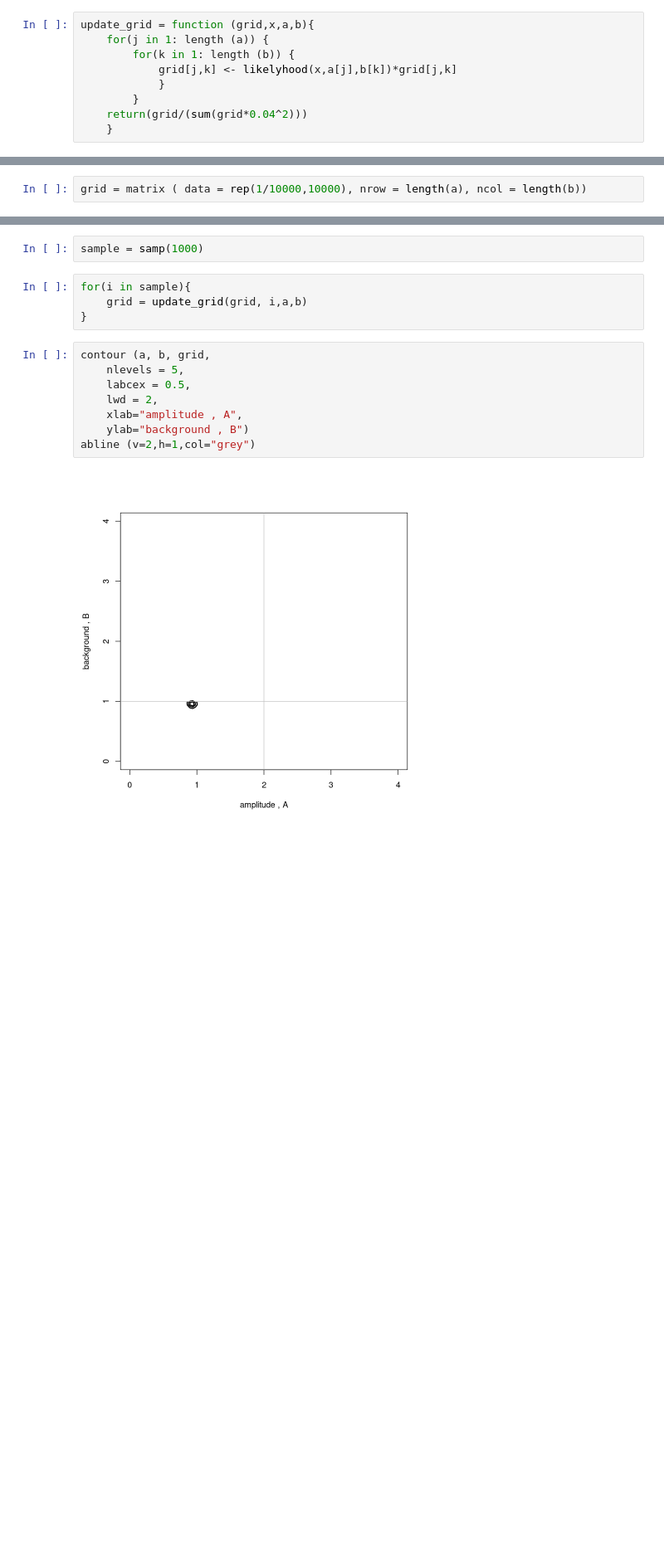
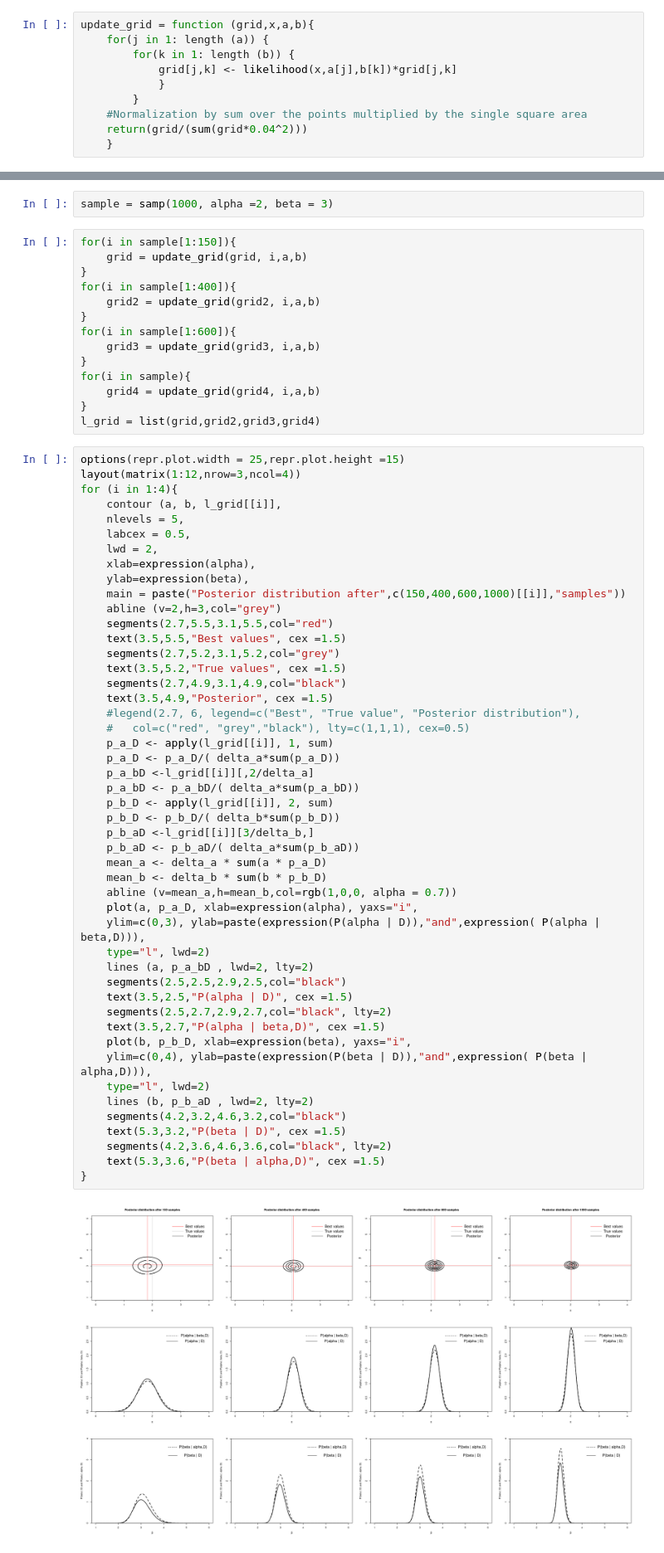
Before and after one commit to Confizolo/PoDProjects, a Jupyter notebook: ASfPA/Ex06/ConfortoFilippo_RLabSession06.ipynb, the cells around one changed output, grey strips where cells are left out. Shown at 83% size. Drawn from its saved outputs; the diff is of its cells as text; blank space fills up the shorter version.

```diff
--- a/ASfPA/Ex06/ConfortoFilippo_RLabSession06.ipynb
+++ b/ASfPA/Ex06/ConfortoFilippo_RLabSession06.ipynb
@@ -121,8 +116,9 @@ likelyhood = function(x,alpha=1,beta=1){
 update_grid = function (grid,x,a,b){
     for(j in 1: length (a)) {
         for(k in 1: length (b)) {
-            grid[j,k] <- likelyhood(x,a[j],b[k])*grid[j,k]
+            grid[j,k] <- likelihood(x,a[j],b[k])*grid[j,k]
             }
         }
+    #Normalization by sum over the points multiplied by the single square area
     return(grid/(sum(grid*0.04^2)))
     }
@@ -139,2 +140,0 @@ b <- blim[1] + diff(blim )* uniGrid
-# %%
-grid = matrix ( data = rep(1/10000,10000), nrow = length(a), ncol = length(b))
@@ -141,16 +143,66 @@ grid = matrix ( data = rep(1/10000,10000), nrow = length(a), ncol = length(b))
 # %%
-sample = samp(1000)
+sample = samp(1000, alpha =2, beta = 3)
 # %%
-for(i in sample){
+for(i in sample[1:150]){
     grid = update_grid(grid, i,a,b)
 }
+for(i in sample[1:400]){
+    grid2 = update_grid(grid2, i,a,b)
+}
+for(i in sample[1:600]){
+    grid3 = update_grid(grid3, i,a,b)
+}
+for(i in sample){
+    grid4 = update_grid(grid4, i,a,b)
+}
+l_grid = list(grid,grid2,grid3,grid4)
 # %%
-contour (a, b, grid,
+options(repr.plot.width = 25,repr.plot.height =15)
+layout(matrix(1:12,nrow=3,ncol=4))
+for (i in 1:4){
+    contour (a, b, l_grid[[i]],
     nlevels = 5,
     labcex = 0.5,
     lwd = 2,
-    xlab="amplitude , A",
-    ylab="background , B")
-abline (v=2,h=1,col="grey")
+    xlab=expression(alpha),
+    ylab=expression(beta),
+    main = paste("Posterior distribution after",c(150,400,600,1000)[[i]],"samples"))
+    abline (v=2,h=3,col="grey")
+    segments(2.7,5.5,3.1,5.5,col="red")
+    text(3.5,5.5,"Best values", cex =1.5)
+    segments(2.7,5.2,3.1,5.2,col="grey")
+    text(3.5,5.2,"True values", cex =1.5)
+    segments(2.7,4.9,3.1,4.9,col="black")
+    text(3.5,4.9,"Posterior", cex =1.5)
+    #legend(2.7, 6, legend=c("Best", "True value", "Posterior distribution"),
+    #   col=c("red", "grey","black"), lty=c(1,1,1), cex=0.5)
+    p_a_D <- apply(l_grid[[i]], 1, sum)
+    p_a_D <- p_a_D/( delta_a*sum(p_a_D))
+    p_a_bD <-l_grid[[i]][,2/delta_a]
+    p_a_bD <- p_a_bD/( delta_a*sum(p_a_bD))
+    p_b_D <- apply(l_grid[[i]], 2, sum)
+    p_b_D <- p_b_D/( delta_b*sum(p_b_D))
+    p_b_aD <-l_grid[[i]][3/delta_b,]
+    p_b_aD <- p_b_aD/( delta_a*sum(p_b_aD))
+    mean_a <- delta_a * sum(a * p_a_D)
+    mean_b <- delta_b * sum(b * p_b_D)
+    abline (v=mean_a,h=mean_b,col=rgb(1,0,0, alpha = 0.7))
+    plot(a, p_a_D, xlab=expression(alpha), yaxs="i",
+    ylim=c(0,3), ylab=paste(expression(P(alpha | D)),"and",expression( P(alpha | beta,D))),
+    type="l", lwd=2)
+    lines (a, p_a_bD , lwd=2, lty=2)
+    segments(2.5,2.5,2.9,2.5,col="black")
+    text(3.5,2.5,"P(alpha | D)", cex =1.5)
+    segments(2.5,2.7,2.9,2.7,col="black", lty=2)
+    text(3.5,2.7,"P(alpha | beta,D)", cex =1.5)
+    plot(b, p_b_D, xlab=expression(beta), yaxs="i",
+    ylim=c(0,4), ylab=paste(expression(P(beta | D)),"and",expression( P(beta | alpha,D))),
+    type="l", lwd=2)
+    lines (b, p_b_aD , lwd=2, lty=2)
+    segments(4.2,3.2,4.6,3.2,col="black")
+    text(5.3,3.2,"P(beta | D)", cex =1.5)
+    segments(4.2,3.6,4.6,3.6,col="black", lty=2)
+    text(5.3,3.6,"P(beta | alpha,D)", cex =1.5)
+}
 # %% [output]
-[figure, old version]
+[figure, new version]
```
Also changed, not shown: parts of 54 cells of this notebook, 2 other files.
